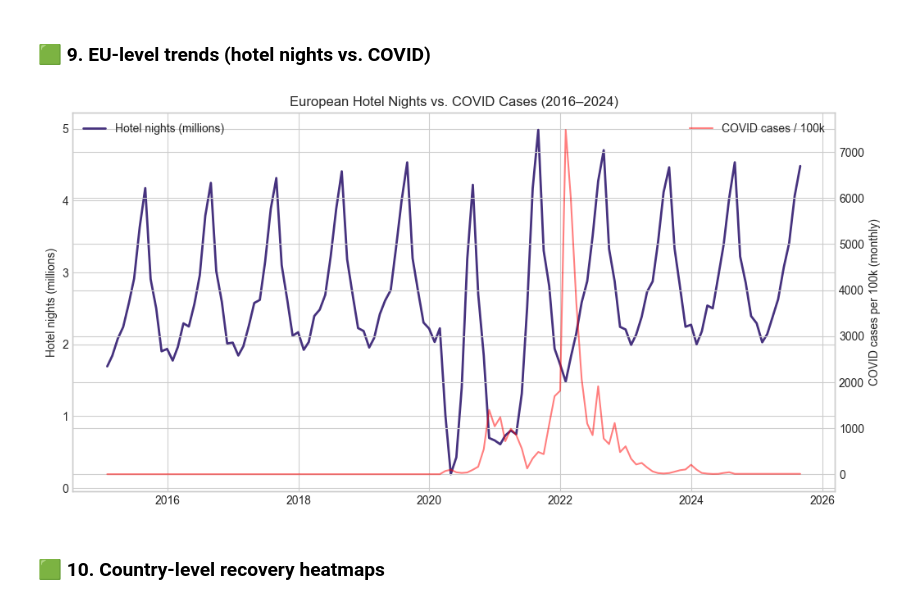
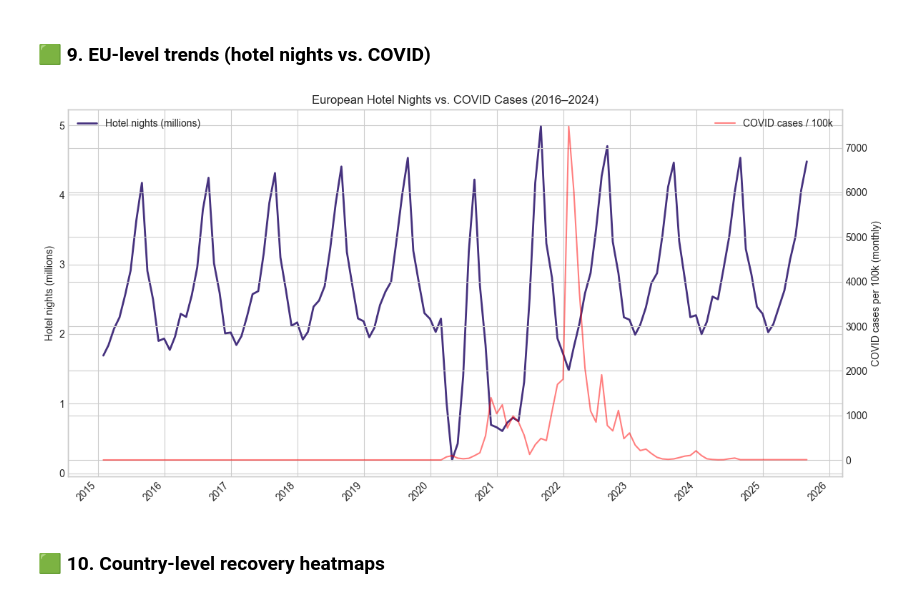
Before and after one commit to gsanaev/forecasting-explaining-hotel-demand-in-eu, a Jupyter notebook: notebooks/01-data-exploration.ipynb, the cells around one changed output. Saved outputs shown, nothing was run; the diff lists cells and outputs as text; code cells hidden in the pictures.

```diff
--- a/notebooks/01-data-exploration.ipynb
+++ b/notebooks/01-data-exploration.ipynb
@@ -324,24 +332,31 @@ Name: count, dtype: int64
 # %%
 agg = (
     eda.groupby("month")[["nights_spent", "gdp", "unemployment_rate", "covid_cases"]]
     .mean()
     .reset_index()
 )
 
 fig, ax1 = plt.subplots(figsize=(12,6))
 ax1.plot(agg["month"], agg["nights_spent"]/1e6, label="Hotel nights (millions)", linewidth=2)
 ax1.set_ylabel("Hotel nights (millions)")
 ax1.legend(loc="upper left")
 
+# Twin y-axis for COVID cases
 ax2 = ax1.twinx()
 ax2.plot(agg["month"], agg["covid_cases"], color="red", alpha=0.5, label="COVID cases / 100k")
 ax2.set_ylabel("COVID cases per 100k (monthly)")
 ax2.legend(loc="upper right")
 
+# ⬇️ Format x-axis to show one tick per year
+ax1.xaxis.set_major_locator(mdates.YearLocator())
+ax1.xaxis.set_major_formatter(mdates.DateFormatter("%Y"))
+plt.setp(ax1.get_xticklabels(), rotation=45, ha="right")
+
 plt.title("European Hotel Nights vs. COVID Cases (2016–2024)")
+plt.tight_layout()
 plt.show()
 # %% [output]
-[figure, old version]
+[figure, new version]
 # %% [markdown]
 ### 🟩 10. Country-level recovery heatmaps
 # %%
```
Also changed, not shown: parts of 6 cells of this notebook, 1 other file.
